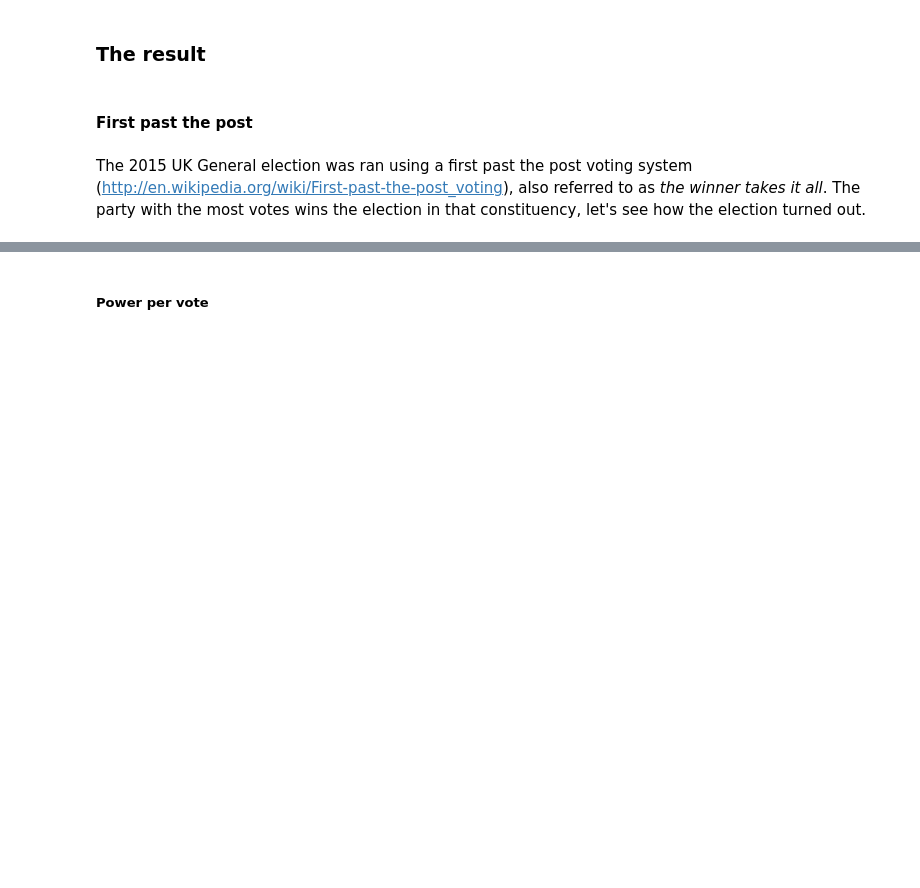
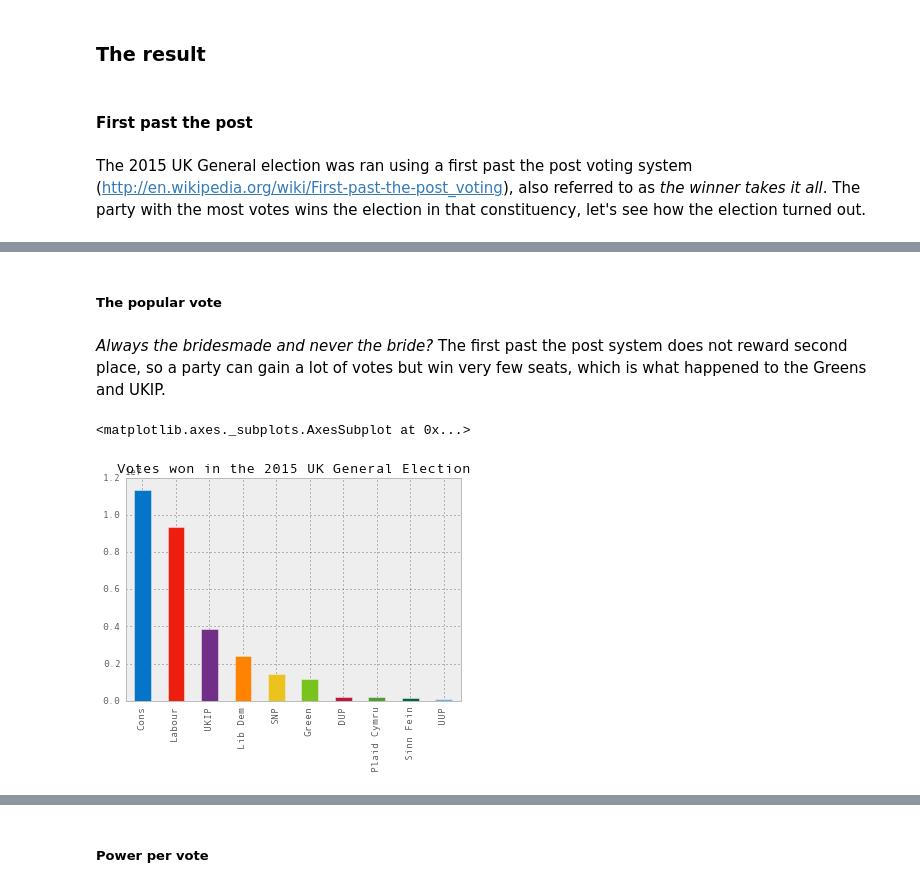
Before and after one commit to poulter7/uk_2015, a Jupyter notebook: uk_election.ipynb, the cells around one changed output, grey strips where cells are left out. Drawn from its saved outputs; the diff is of its cells as text; code cells hidden in the pictures; blank space fills up the shorter version.

```diff
--- a/uk_election.ipynb
+++ b/uk_election.ipynb
@@ -80,0 +116,12 @@ The 2015 UK General election was ran using a first past the post voting system (
+# %% [markdown]
+##### The popular vote
+# %% [markdown]
+*Always the bridesmade and never the bride?*
+The first past the post system does not reward second place, so a party can gain a lot of votes but win very few seats, which is what happened to the Greens and UKIP.
+# %%
+votes_per_party = all_constituency_data.sum(axis=1)
+votes = votes_per_party.sort(ascending=False, inplace=False)[:10]
+votes.plot(kind='bar', title='Votes won in the 2015 UK General Election', color=colors(votes.index))
+# %% [output]
+<matplotlib.axes._subplots.AxesSubplot at 0x...>
+[figure, added]
```
Also changed, not shown: parts of 15 cells of this notebook.
